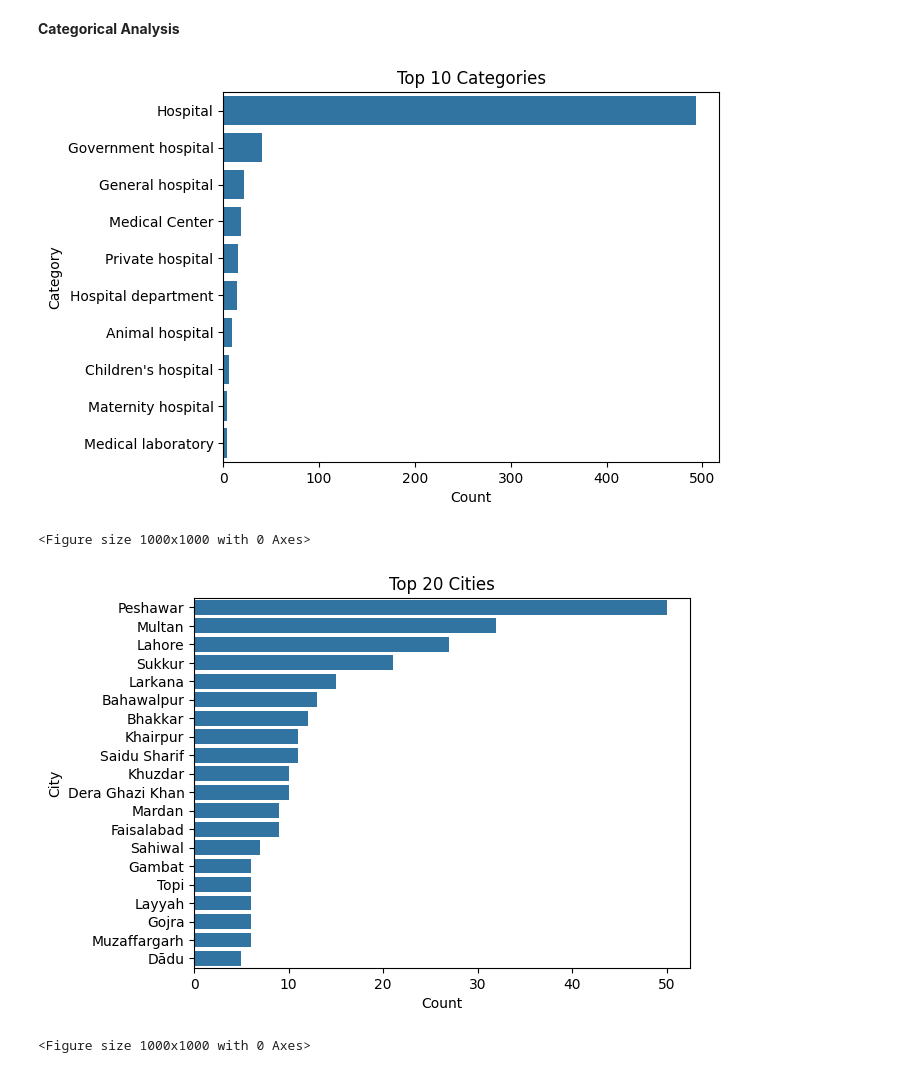
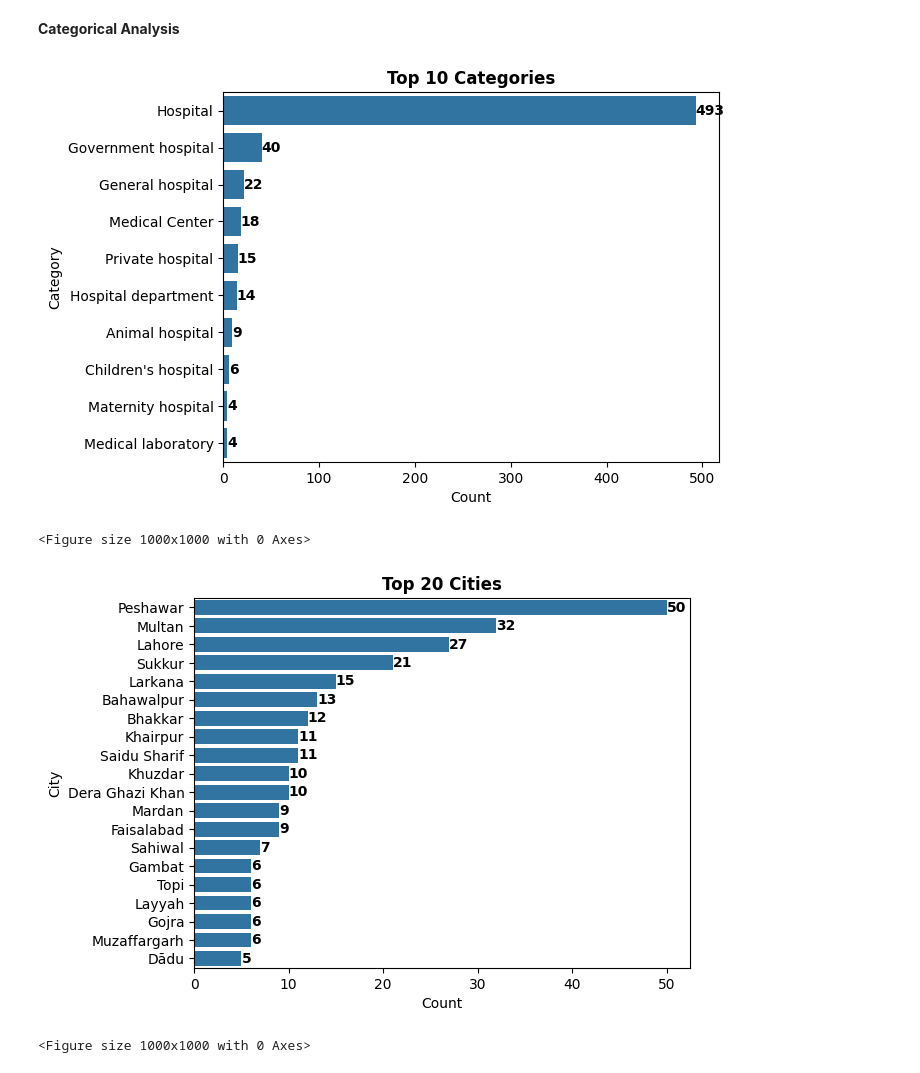
Before and after one commit to Osaidgit/Eda-of-hospitals, a Jupyter notebook: main.ipynb, the cells around one changed output. Saved outputs shown, nothing was run; the diff lists cells and outputs as text; code cells hidden in the pictures.

```diff
--- a/main.ipynb
+++ b/main.ipynb
@@ -45,22 +45,26 @@ df.describe()
 df['CategoryName'].value_counts()
 df_index=df['CategoryName'].value_counts().head(10)
 # %%
-sns.countplot(y='CategoryName', data=df, order=df_index.index)
+ax=sns.countplot(y='CategoryName', data=df, order=df_index.index)
 plt.xlabel('Count')
 plt.ylabel('Category')
-plt.title('Top 10 Categories')
+plt.title('Top 10 Categories', fontweight='bold')
+for container in ax.containers:
+    ax.bar_label(container,fontweight='bold')
 plt.show()
 # %% [output]
-[figure, old version]
+[figure, new version]
 # %%
 df['City'].value_counts()
 city_index=df['City'].value_counts().head(20)
-sns.countplot(y='City',data=df,order=city_index.index)
+ax=sns.countplot(y='City',data=df,order=city_index.index)
+for container in ax.containers:
+    ax.bar_label(container,fontweight='bold')
 plt.ylabel('City')
 plt.xlabel('Count')
-plt.title('Top 20 Cities')
+plt.title('Top 20 Cities', fontweight='bold')
 plt.figure(figsize=(10,10))
 # %% [output]
 <Figure size 1000x1000 with 0 Axes>
-[figure, old version]
+[figure, new version]
 <Figure size 1000x1000 with 0 Axes>
```
